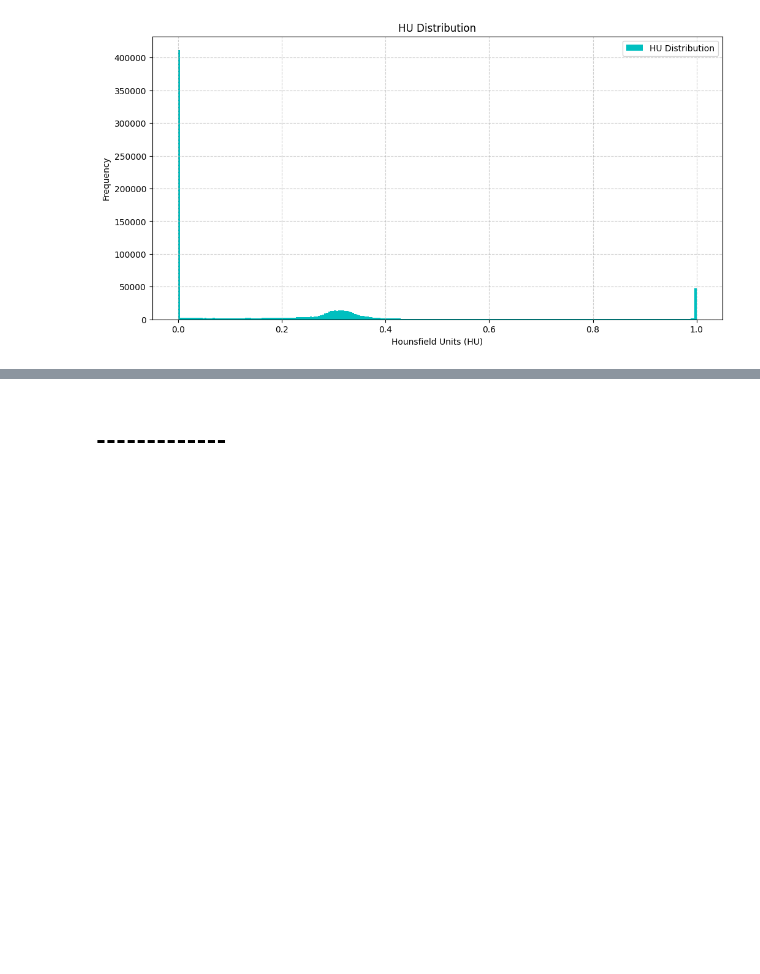
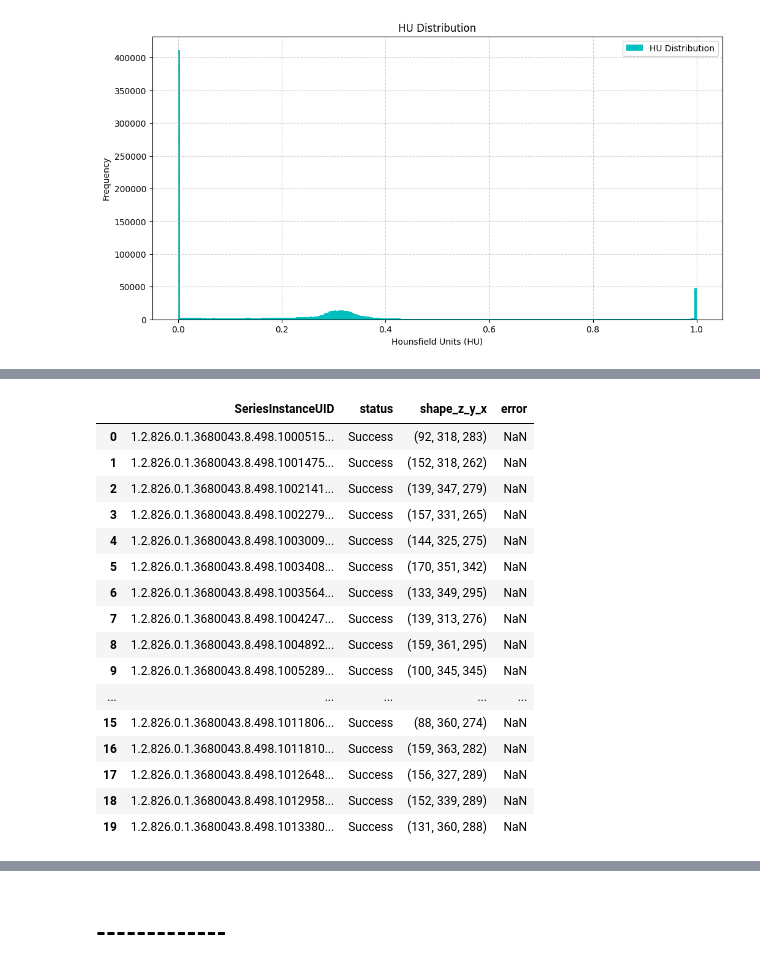
Before and after one commit to BhaveshSolanki32/Aneurysm_detection, a Jupyter notebook: train_data.ipynb, the cells around one changed output, grey strips where cells are left out. Drawn from its saved outputs; the diff is of its cells as text; code cells hidden in the pictures; blank space fills up the shorter version.

```diff
--- a/train_data.ipynb
+++ b/train_data.ipynb
@@ -428,0 +450,21 @@ interactive(children=(IntSlider(value=83, description='slice_index', max=166), F
+# %%
+df2= pd.read_csv(r'processed_data_v3\preprocessing_log.csv')
+df2
+# %% [output]
+|  | SeriesInstanceUID | status | shape_z_y_x | error |
+| 0 | 1.2.826.0.1.3680043.8.498.1000515... | Success | (92, 318, 283) | NaN |
+| 1 | 1.2.826.0.1.3680043.8.498.1001475... | Success | (152, 318, 262) | NaN |
+| 2 | 1.2.826.0.1.3680043.8.498.1002141... | Success | (139, 347, 279) | NaN |
+| 3 | 1.2.826.0.1.3680043.8.498.1002279... | Success | (157, 331, 265) | NaN |
+| 4 | 1.2.826.0.1.3680043.8.498.1003009... | Success | (144, 325, 275) | NaN |
+| 5 | 1.2.826.0.1.3680043.8.498.1003408... | Success | (170, 351, 342) | NaN |
+| 6 | 1.2.826.0.1.3680043.8.498.1003564... | Success | (133, 349, 295) | NaN |
+| 7 | 1.2.826.0.1.3680043.8.498.1004247... | Success | (139, 313, 276) | NaN |
+| 8 | 1.2.826.0.1.3680043.8.498.1004892... | Success | (159, 361, 295) | NaN |
+| 9 | 1.2.826.0.1.3680043.8.498.1005289... | Success | (100, 345, 345) | NaN |
+| ... | ... | ... | ... | ... |
+| 15 | 1.2.826.0.1.3680043.8.498.1011806... | Success | (88, 360, 274) | NaN |
+| 16 | 1.2.826.0.1.3680043.8.498.1011810... | Success | (159, 363, 282) | NaN |
+| 17 | 1.2.826.0.1.3680043.8.498.1012648... | Success | (156, 327, 289) | NaN |
+| 18 | 1.2.826.0.1.3680043.8.498.1012958... | Success | (152, 339, 289) | NaN |
+| 19 | 1.2.826.0.1.3680043.8.498.1013380... | Success | (131, 360, 288) | NaN |
```
Also changed, not shown: parts of 2 cells of this notebook, 8 other files.
